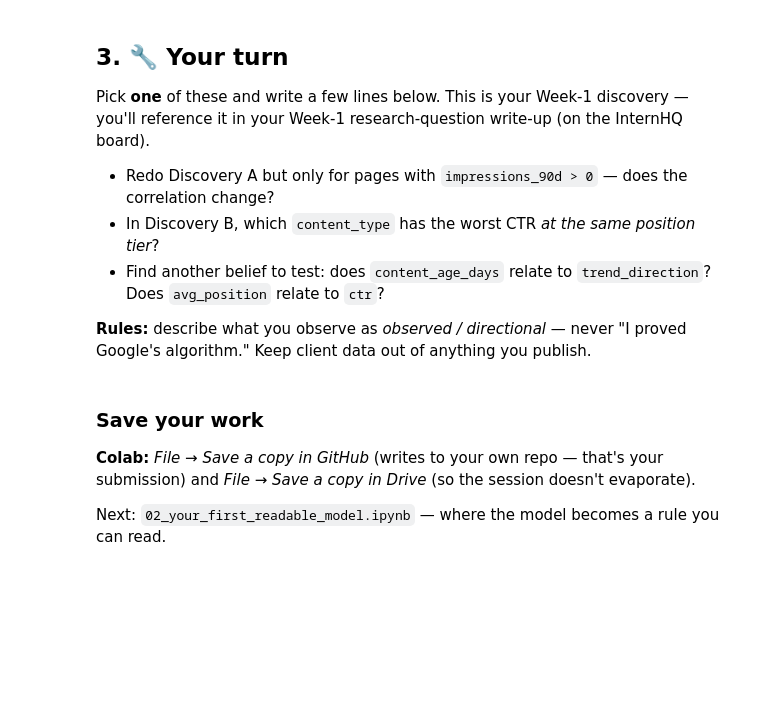
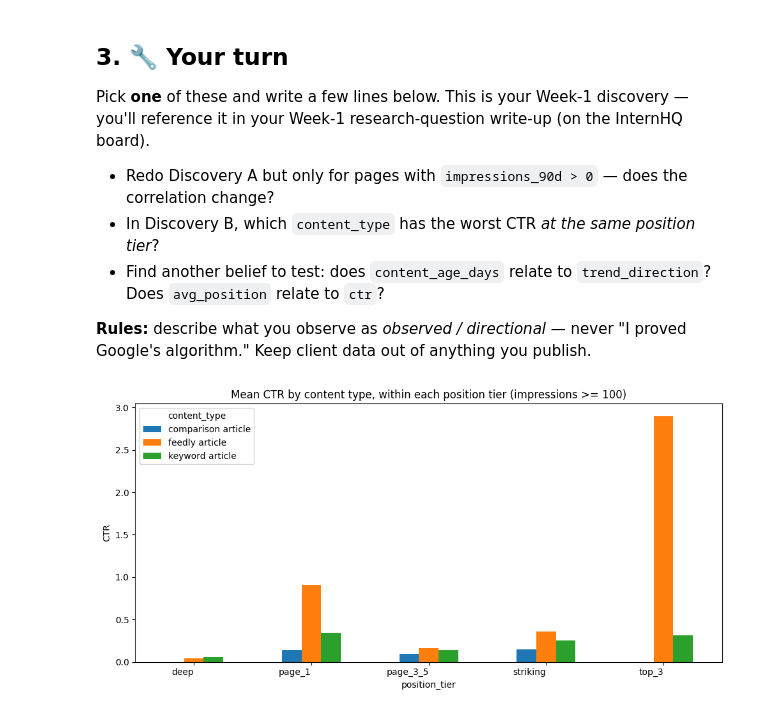
Before and after one commit to ehteshamsajid/flyrank-ml-internship, a Jupyter notebook: notebooks/01_first_look_and_discovery.ipynb, the cells around one changed output. Drawn from its saved outputs; the diff is of its cells as text; code cells hidden in the pictures; blank space fills up the shorter version.

```diff
--- a/notebooks/01_first_look_and_discovery.ipynb
+++ b/notebooks/01_first_look_and_discovery.ipynb
@@ -102,5 +156,12 @@ Pick **one** of these and write a few lines below. This is your Week-1 discovery
-# %% [markdown]
-### Save your work
-**Colab:** *File → Save a copy in GitHub* (writes to your own repo — that's your submission) and *File → Save a copy in Drive* (so the session doesn't evaporate).
-
-Next: `02_your_first_readable_model.ipynb` — where the model becomes a rule you can read.
+# %%
+# My discovery- which content_type has the worst CTR at the same position tier?
+visible = df[df["impressions_90d"] >= 100]
+visible.groupby(["position_tier", "content_type"])["ctr"].agg(["mean", "count"]).round(4)
+
+
+ax = ctr_by_pos_type.plot(kind="bar", figsize=(10, 5), title="Mean CTR by content type, within each position tier (impressions >= 100)", ylabel="CTR")
+ax.set_xticklabels(ax.get_xticklabels(), rotation=0, ha="right")
+import matplotlib.pyplot as plt
+plt.tight_layout()
+# %% [output]
+[figure, added]
```
Also changed, not shown: parts of 10 cells of this notebook.
